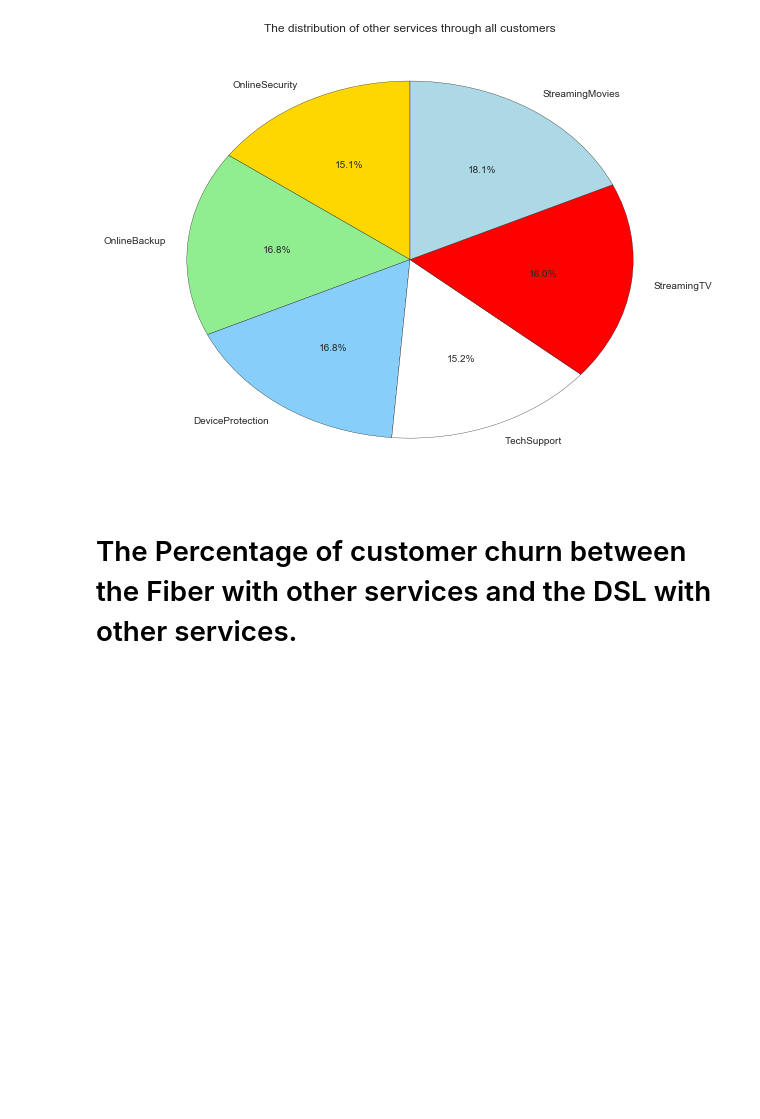
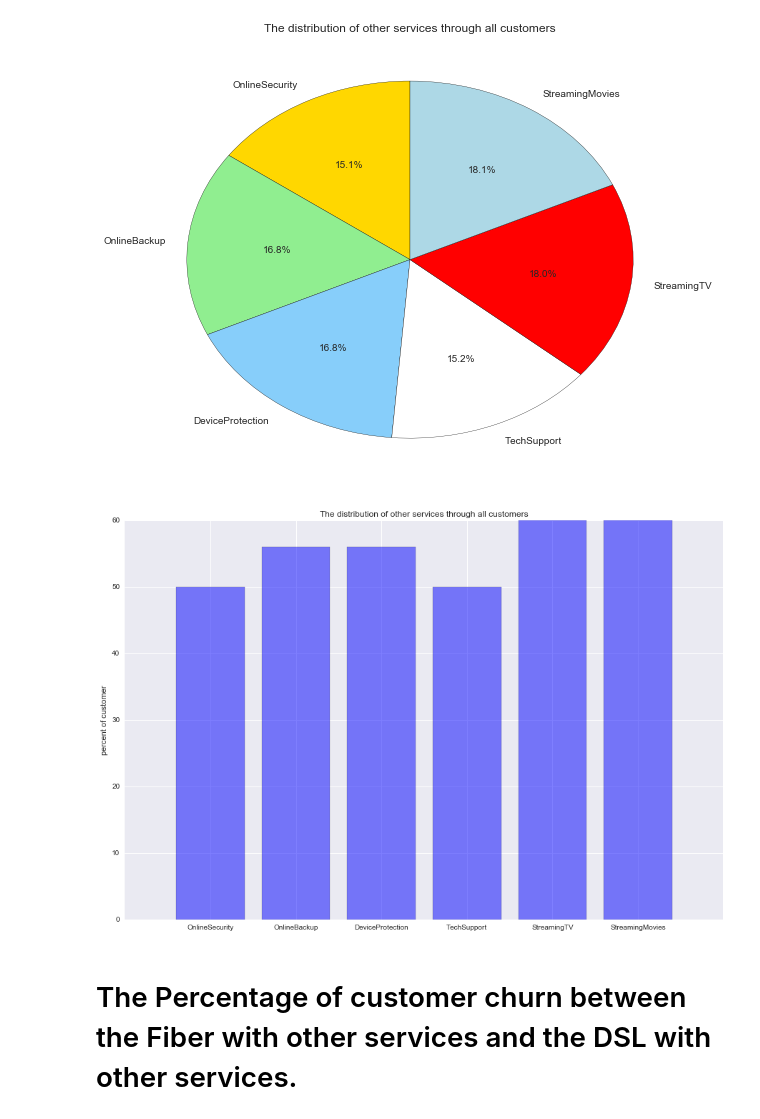
Before and after one commit to vinhpvu/Telco-customer-analytics, a Jupyter notebook: Untitled.ipynb, the cells around one changed output. Saved outputs shown, nothing was run; the diff lists cells and outputs as text; code cells hidden in the pictures; blank space fills up the shorter version.

```diff
--- a/Untitled.ipynb
+++ b/Untitled.ipynb
@@ -189,6 +251,17 @@ plt.title('The distribution of other services through all customers')
 plt.show()
 # %% [output]
 [figure]
+# %%
+plt.figure(figsize=(15,10))
+y_positionbar=np.arange(len(sizes))
+new_sizes=[(x*100) / len(customer) for x in sizes]
+plt.bar(y_positionbar, new_sizes,align='center', alpha=0.5, color='blue')
+plt.xticks(y_positionbar, labels)
+plt.ylabel('percent of customer')
+plt.title('The distribution of other services through all customers')
+plt.show()
+# %% [output]
+[figure, added]
 # %% [markdown]
 # The Percentage of customer churn between the Fiber with other services and the DSL with other services.
 # %% [markdown]
```
Also changed, not shown: parts of 53 cells of this notebook.
